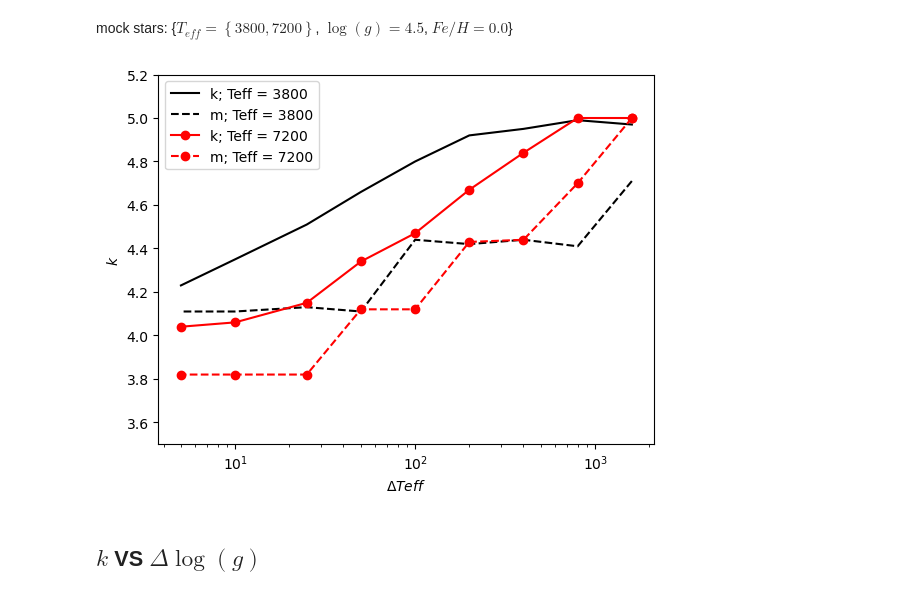
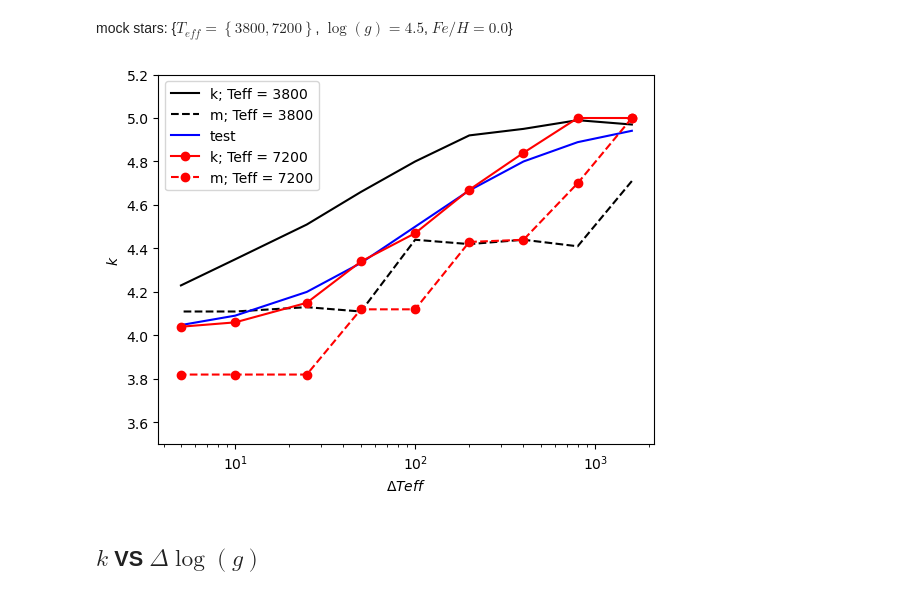
Before and after one commit to lephare-photoz/lephare, a Jupyter notebook: calibration/dof_vs_delta.ipynb, the cells around one changed output. Saved outputs shown, nothing was run; the diff lists cells and outputs as text; code cells hidden in the pictures.

```diff
--- a/calibration/dof_vs_delta.ipynb
+++ b/calibration/dof_vs_delta.ipynb
@@ -11,26 +11,31 @@ mock stars: {$T_{eff} = \left\{3800, 7200\right\}$, $\log(g) = 4.5$, $Fe/H = 0.0
 # %%
 d_Teff = [1600,800,400,200,100,50,25,10,5]
 kTeff_Teff3800 = [4.97, 4.99, 4.95, 4.92, 4.80, 4.66, 4.51, 4.35, 4.23]
 mTeff_Teff3800 = np.array([2.71, 2.41, 2.44, 2.42, 2.44, 2.11, 2.13, 2.11, 2.11])
 
 kTeff_Teff7200 = [5, 5, 4.84, 4.67, 4.47, 4.34, 4.15, 4.06, 4.04]
 mTeff_Teff7200 = np.array([3, 2.7, 2.44, 2.43, 2.12, 2.12, 1.82, 1.82, 1.82])
 
 
+
 plt.figure()
-plt.semilogx(d_Teff, kTeff_Teff3800, c='k', linestyle='-', label="k; Teff = 3800")
-plt.semilogx(d_Teff, mTeff_Teff3800+2, c='k', linestyle='--', label="m; Teff = 3800")
+plt.plot(d_Teff, kTeff_Teff3800, c='k', linestyle='-', label="k; Teff = 3800")
+plt.plot(d_Teff, mTeff_Teff3800+2, c='k', linestyle='--', label="m; Teff = 3800")
+
+square = lambda x : x / (x+100)
+plt.plot(d_Teff, square(np.array(d_Teff))+4, c='b', linestyle='-', label="test")
+
 
 plt.semilogx(d_Teff, kTeff_Teff7200, c='r', marker='o', linestyle='-', label="k; Teff = 7200")
 plt.semilogx(d_Teff, mTeff_Teff7200+2, c='r', marker='o',linestyle='--', label="m; Teff = 7200")
 
 plt.ylim(3.5, 5.2)
 plt.xlabel(f"$\Delta Teff$")
 plt.ylabel(f"$k$")
 plt.legend()
 plt.show()
 # %% [output]
-[figure, old version]
+[figure, new version]
 # %% [markdown]
 ## $k$ VS $\Delta \log(g)$
 # %% [markdown]
```
Also changed, not shown: parts of 2 cells of this notebook, 11 other files.
